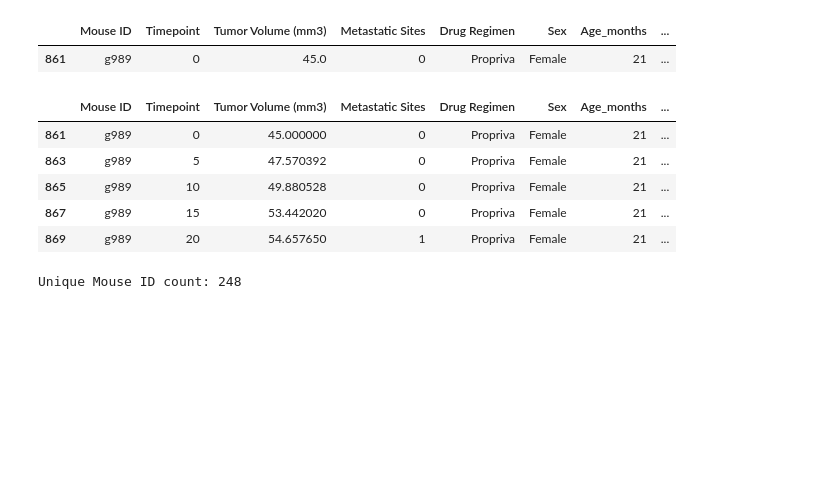
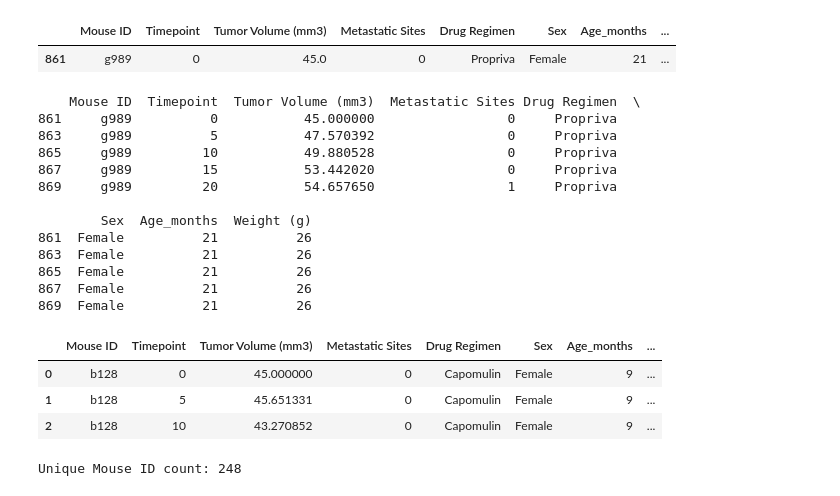
Before and after one commit to MireilleWalton/Data_Vis, a Jupyter notebook: pymaceuticals_MWalton.ipynb, the cells around one changed output. Cells and saved outputs as stored; diff of their text form; code cells hidden in the pictures; blank space fills up the shorter version.

```diff
--- a/pymaceuticals_MWalton.ipynb
+++ b/pymaceuticals_MWalton.ipynb
@@ -51,18 +51,31 @@ show_duplicate_mice1
 # Optional: Get all the data for the duplicate mouse ID.
 duplicate_mice2 = Dataframe_df.duplicated(["Mouse ID","Timepoint"], keep="first")
 show_duplicate_mice2 = Dataframe_df[duplicate_mice2]
-show_duplicate_mice2
+print(show_duplicate_mice2)
 # %% [output]
-|  | Mouse ID | Timepoint | Tumor Volume (mm3) | Metastatic Sites | Drug Regimen | Sex | Age_months | ... |
-| 861 | g989 | 0 | 45.000000 | 0 | Propriva | Female | 21 | ... |
-| 863 | g989 | 5 | 47.570392 | 0 | Propriva | Female | 21 | ... |
-| 865 | g989 | 10 | 49.880528 | 0 | Propriva | Female | 21 | ... |
-| 867 | g989 | 15 | 53.442020 | 0 | Propriva | Female | 21 | ... |
-| 869 | g989 | 20 | 54.657650 | 1 | Propriva | Female | 21 | ... |
+    Mouse ID  Timepoint  Tumor Volume (mm3)  Metastatic Sites Drug Regimen  \
+861     g989          0           45.000000                 0     Propriva
+863     g989          5           47.570392                 0     Propriva
+865     g989         10           49.880528                 0     Propriva
+867     g989         15           53.442020                 0     Propriva
+869     g989         20           54.657650                 1     Propriva
+
+        Sex  Age_months  Weight (g)
+861  Female          21          26
+863  Female          21          26
+865  Female          21          26
+867  Female          21          26
+869  Female          21          26
 # %%
 # Create a clean DataFrame by dropping the duplicate mouse by its ID.
 drop_mouse_g989 = "g989"
 cleaned_data_df = Dataframe_df[Dataframe_df["Mouse ID"]!= drop_mouse_g989]
+cleaned_data_df.head(3)
+# %% [output]
+|  | Mouse ID | Timepoint | Tumor Volume (mm3) | Metastatic Sites | Drug Regimen | Sex | Age_months | ... |
+| 0 | b128 | 0 | 45.000000 | 0 | Capomulin | Female | 9 | ... |
+| 1 | b128 | 5 | 45.651331 | 0 | Capomulin | Female | 9 | ... |
+| 2 | b128 | 10 | 43.270852 | 0 | Capomulin | Female | 9 | ... |
 # %%
 # Checking the number of mice in the clean DataFrame.
 mouse_id_count = cleaned_data_df["Mouse ID"].nunique()
```
Also changed, not shown: parts of 7 cells of this notebook.
